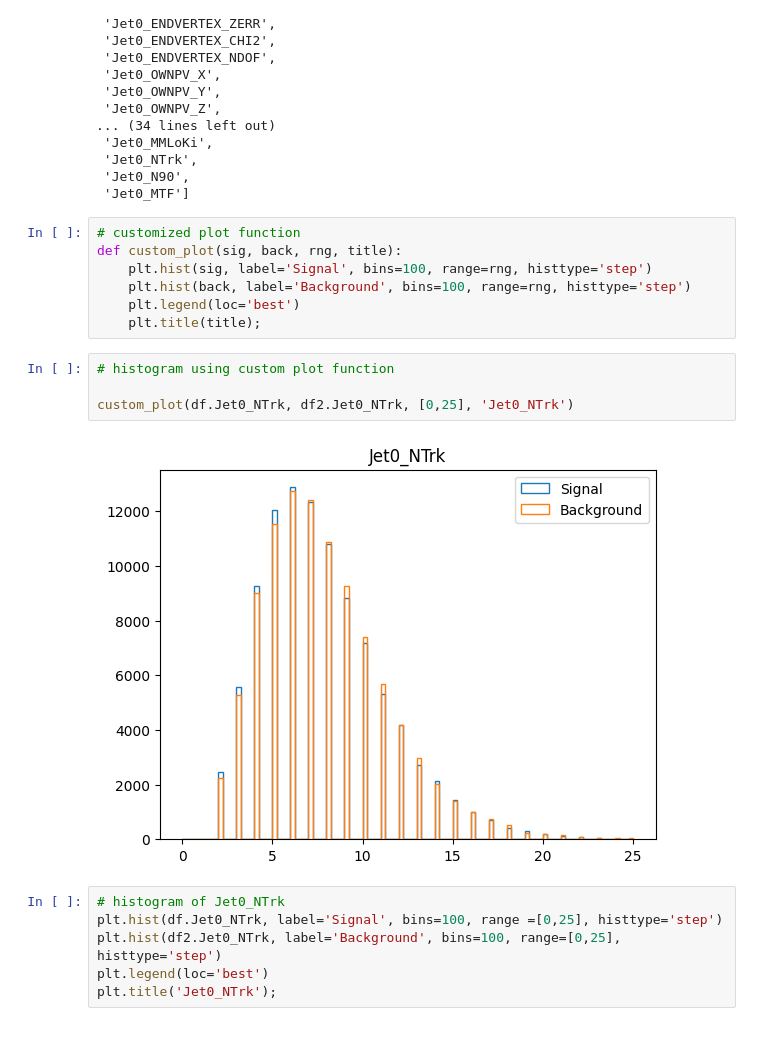
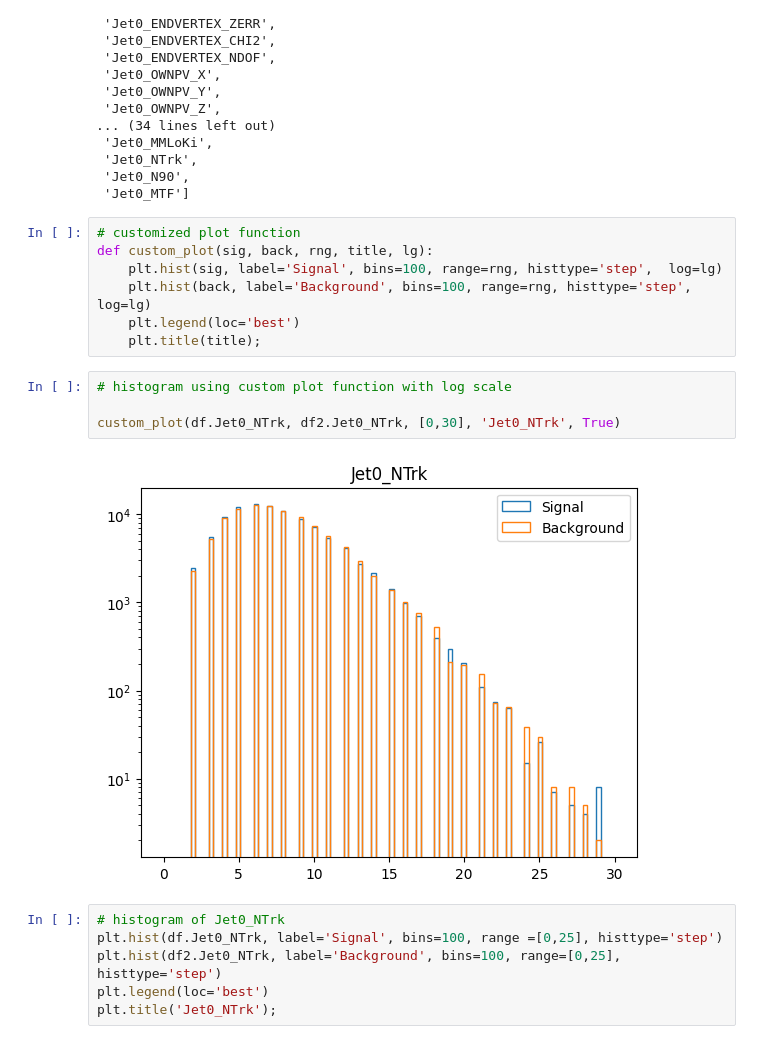
Before and after one commit to gpesticci/Jet-GNN, a Jupyter notebook: jetgnn.ipynb, the cells around one changed output. Drawn from its saved outputs; the diff is of its cells as text.

```diff
--- a/jetgnn.ipynb
+++ b/jetgnn.ipynb
@@ -51,17 +51,17 @@ list(df.columns[:50])
  'Jet0_MTF']
 # %%
 # customized plot function
-def custom_plot(sig, back, rng, title):
-    plt.hist(sig, label='Signal', bins=100, range=rng, histtype='step')
-    plt.hist(back, label='Background', bins=100, range=rng, histtype='step')
+def custom_plot(sig, back, rng, title, lg):
+    plt.hist(sig, label='Signal', bins=100, range=rng, histtype='step',  log=lg)
+    plt.hist(back, label='Background', bins=100, range=rng, histtype='step', log=lg)
     plt.legend(loc='best')
     plt.title(title);
 # %%
-# histogram using custom plot function
+# histogram using custom plot function with log scale
 
-custom_plot(df.Jet0_NTrk, df2.Jet0_NTrk, [0,25], 'Jet0_NTrk')
+custom_plot(df.Jet0_NTrk, df2.Jet0_NTrk, [0,30], 'Jet0_NTrk', True)
 # %% [output]
-[figure, old version]
+[figure, new version]
 # %%
 # histogram of Jet0_NTrk
 plt.hist(df.Jet0_NTrk, label='Signal', bins=100, range =[0,25], histtype='step')
```
Also changed, not shown: parts of 14 cells of this notebook.
